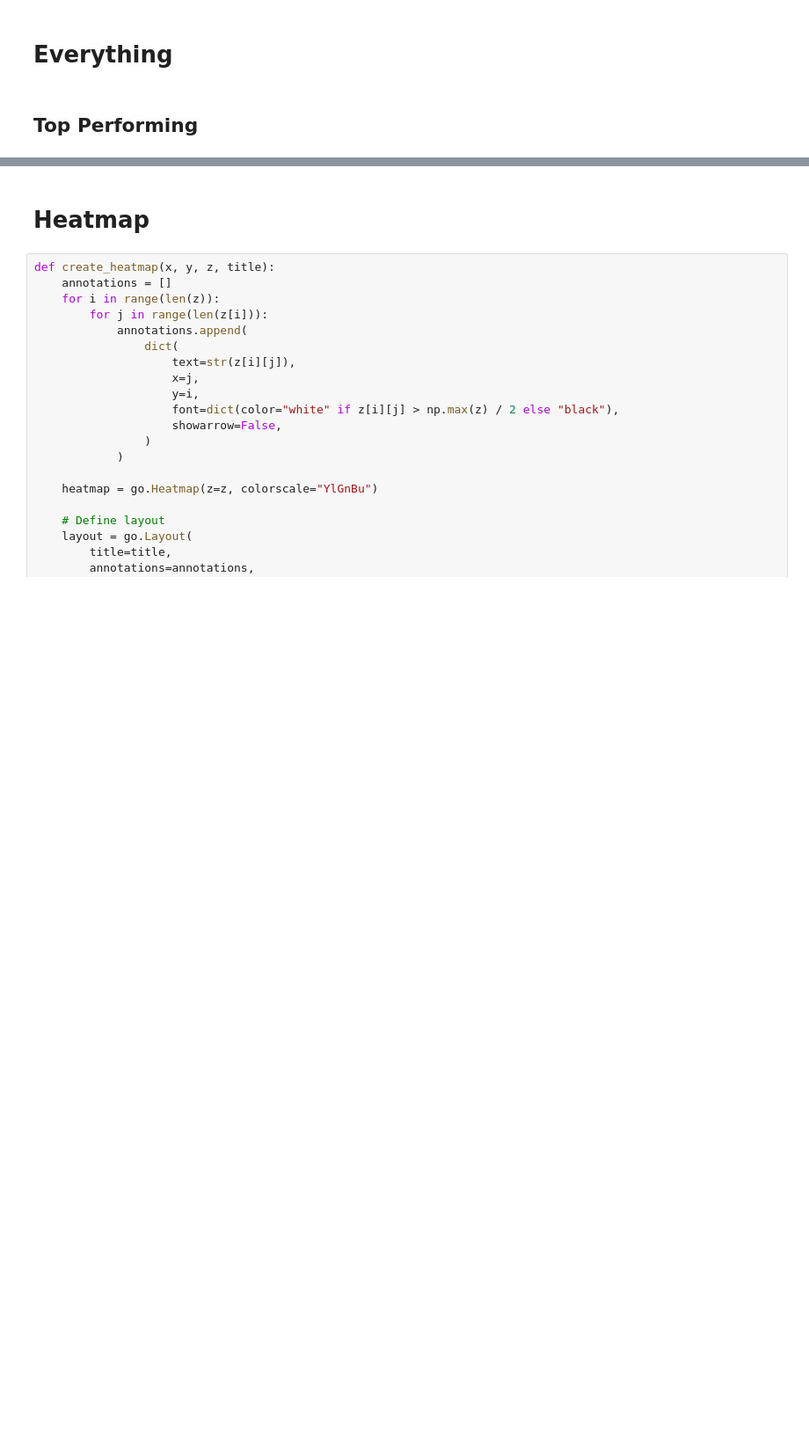
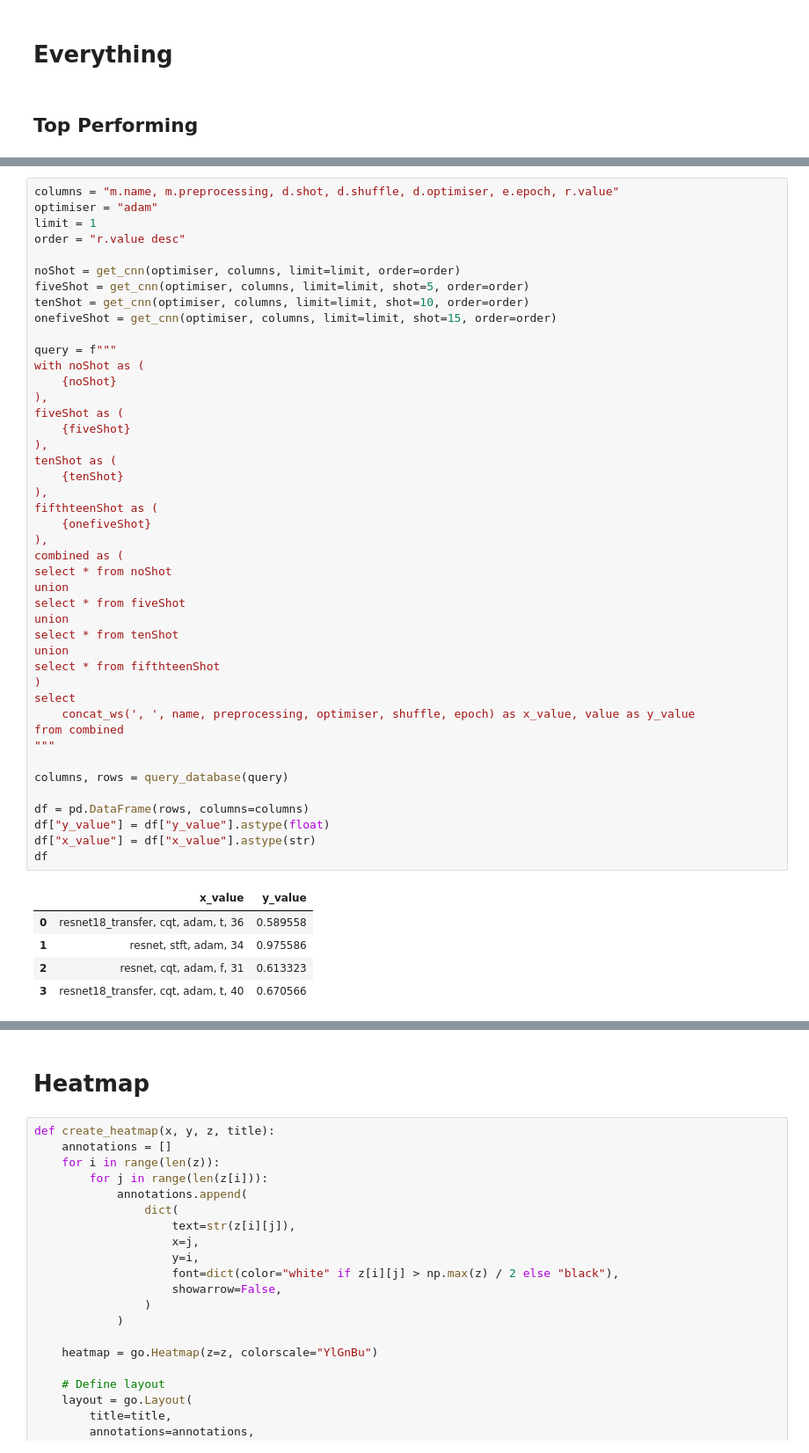
Before and after one commit to thomas-phillips/honours-research, a Jupyter notebook: src/graphing.ipynb, the cells around one changed output, grey strips where cells are left out. Shown: that part at 88% size. Saved outputs shown, nothing was run; the diff lists cells and outputs as text; blank space fills up the shorter version.

```diff
--- a/src/graphing.ipynb
+++ b/src/graphing.ipynb
@@ -107,3 +121,53 @@ df
+# %%
+columns = "m.name, m.preprocessing, d.shot, d.shuffle, d.optimiser, e.epoch, r.value"
+optimiser = "adam"
+limit = 1
+order = "r.value desc"
+
+noShot = get_cnn(optimiser, columns, limit=limit, order=order)
+fiveShot = get_cnn(optimiser, columns, limit=limit, shot=5, order=order)
+tenShot = get_cnn(optimiser, columns, limit=limit, shot=10, order=order)
+onefiveShot = get_cnn(optimiser, columns, limit=limit, shot=15, order=order)
+
+query = f"""
+with noShot as (
+    {noShot}
+),
+fiveShot as (
+    {fiveShot}
+),
+tenShot as (
+    {tenShot}
+),
+fifthteenShot as (
+    {onefiveShot}
+),
+combined as (
+select * from noShot
+union
+select * from fiveShot
+union
+select * from tenShot
+union
+select * from fifthteenShot
+)
+select
+    concat_ws(', ', name, preprocessing, optimiser, shuffle, epoch) as x_value, value as y_value
+from combined
+"""
+
+columns, rows = query_database(query)
+
+df = pd.DataFrame(rows, columns=columns)
+df["y_value"] = df["y_value"].astype(float)
+df["x_value"] = df["x_value"].astype(str)
+df
+# %% [output]
+|  | x_value | y_value |
+| 0 | resnet18_transfer, cqt, adam, t, 36 | 0.589558 |
+| 1 | resnet, stft, adam, 34 | 0.975586 |
+| 2 | resnet, cqt, adam, f, 31 | 0.613323 |
+| 3 | resnet18_transfer, cqt, adam, t, 40 | 0.670566 |
 # %%
 x = df["x_value"]
 y = df["y_value"]
```
Also changed, not shown: parts of 28 cells of this notebook.
